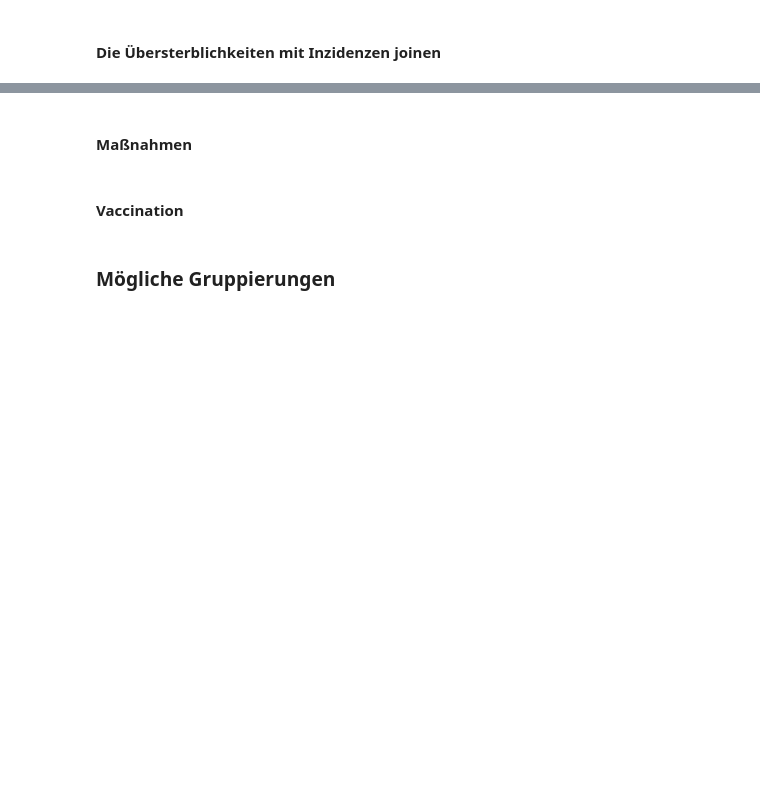
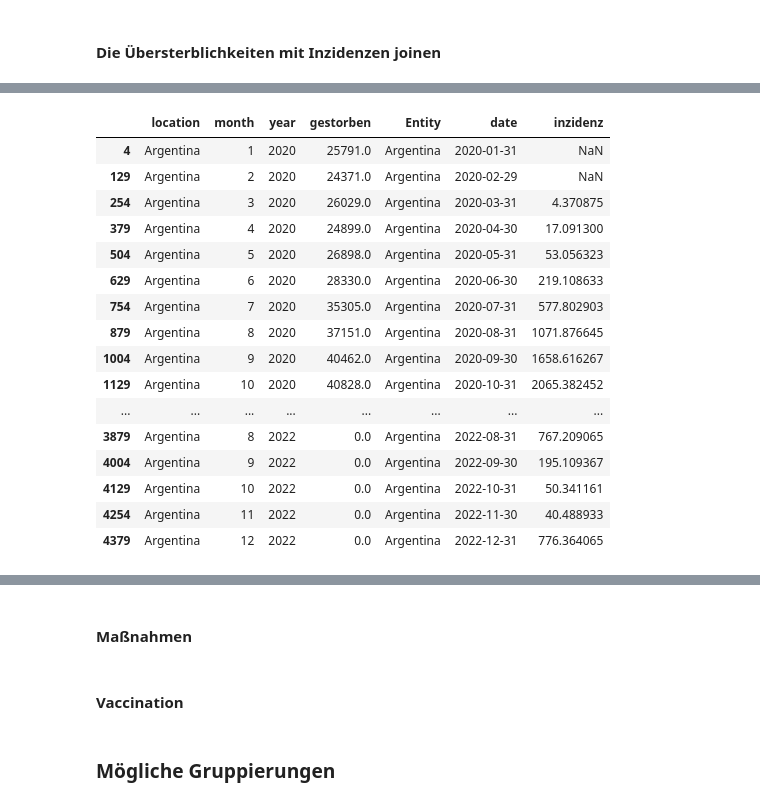
Before and after one commit to moshchev/smart_data, a Jupyter notebook: analyse.ipynb, the cells around one changed output, grey strips where cells are left out. Drawn from its saved outputs; the diff is of its cells as text; code cells hidden in the pictures; blank space fills up the shorter version.

```diff
--- a/analyse.ipynb
+++ b/analyse.ipynb
@@ -177,3 +198,6 @@ mort_fin[mort_fin['location']=='Germany']
 | 5668 | Germany | 10 | 2022 | 84546.0 |
 | 5793 | Germany | 11 | 2022 | 59827.0 |
 | 5918 | Germany | 12 | 2022 | 0.0 |
+# %%
+mort_fin.year = pd.to_numeric(mort_fin.year)
+mort_fin.dtypes
@@ -180,2 +210,6 @@ mort_fin[mort_fin['location']=='Germany']
 # %% [markdown]
 #### Die Übersterblichkeiten mit Inzidenzen joinen
+# %%
+inzidenz['month']  = inzidenz.date.dt.month
+inzidenz['year'] = inzidenz.date.dt.year
+inzidenz.dtypes
@@ -182,3 +223,3 @@ mort_fin[mort_fin['location']=='Germany']
 # %%
-mort_inz = pd.merge(left=mort_month, right=inzidenz, left_on=['location', 'date'], right_on=['Entity', 'date'], how='left')
+mort_inz = pd.merge(left=mort_fin, right=inzidenz, left_on=['location', 'month', 'year'], right_on=['Entity', 'month', 'year'], how='left')
 mort_inz
@@ -185,4 +240,22 @@ mort_inz
 # %%
-mort_inz[(mort_inz['Entity'].notnull())&(mort_inz['location']=='Albania')]
+mort_inz[(mort_inz['Entity'].notnull())&(mort_inz['location']=='Argentina')]
+# %% [output]
+|  | location | month | year | gestorben | Entity | date | inzidenz |
+| 4 | Argentina | 1 | 2020 | 25791.0 | Argentina | 2020-01-31 | NaN |
+| 129 | Argentina | 2 | 2020 | 24371.0 | Argentina | 2020-02-29 | NaN |
+| 254 | Argentina | 3 | 2020 | 26029.0 | Argentina | 2020-03-31 | 4.370875 |
+| 379 | Argentina | 4 | 2020 | 24899.0 | Argentina | 2020-04-30 | 17.091300 |
+| 504 | Argentina | 5 | 2020 | 26898.0 | Argentina | 2020-05-31 | 53.056323 |
+| 629 | Argentina | 6 | 2020 | 28330.0 | Argentina | 2020-06-30 | 219.108633 |
+| 754 | Argentina | 7 | 2020 | 35305.0 | Argentina | 2020-07-31 | 577.802903 |
+| 879 | Argentina | 8 | 2020 | 37151.0 | Argentina | 2020-08-31 | 1071.876645 |
+| 1004 | Argentina | 9 | 2020 | 40462.0 | Argentina | 2020-09-30 | 1658.616267 |
+| 1129 | Argentina | 10 | 2020 | 40828.0 | Argentina | 2020-10-31 | 2065.382452 |
+| ... | ... | ... | ... | ... | ... | ... | ... |
+| 3879 | Argentina | 8 | 2022 | 0.0 | Argentina | 2022-08-31 | 767.209065 |
+| 4004 | Argentina | 9 | 2022 | 0.0 | Argentina | 2022-09-30 | 195.109367 |
+| 4129 | Argentina | 10 | 2022 | 0.0 | Argentina | 2022-10-31 | 50.341161 |
+| 4254 | Argentina | 11 | 2022 | 0.0 | Argentina | 2022-11-30 | 40.488933 |
+| 4379 | Argentina | 12 | 2022 | 0.0 | Argentina | 2022-12-31 | 776.364065 |
 # %%
 # Welche Länder sind nicht vorhanden
```
Also changed, not shown: parts of 12 cells of this notebook.
